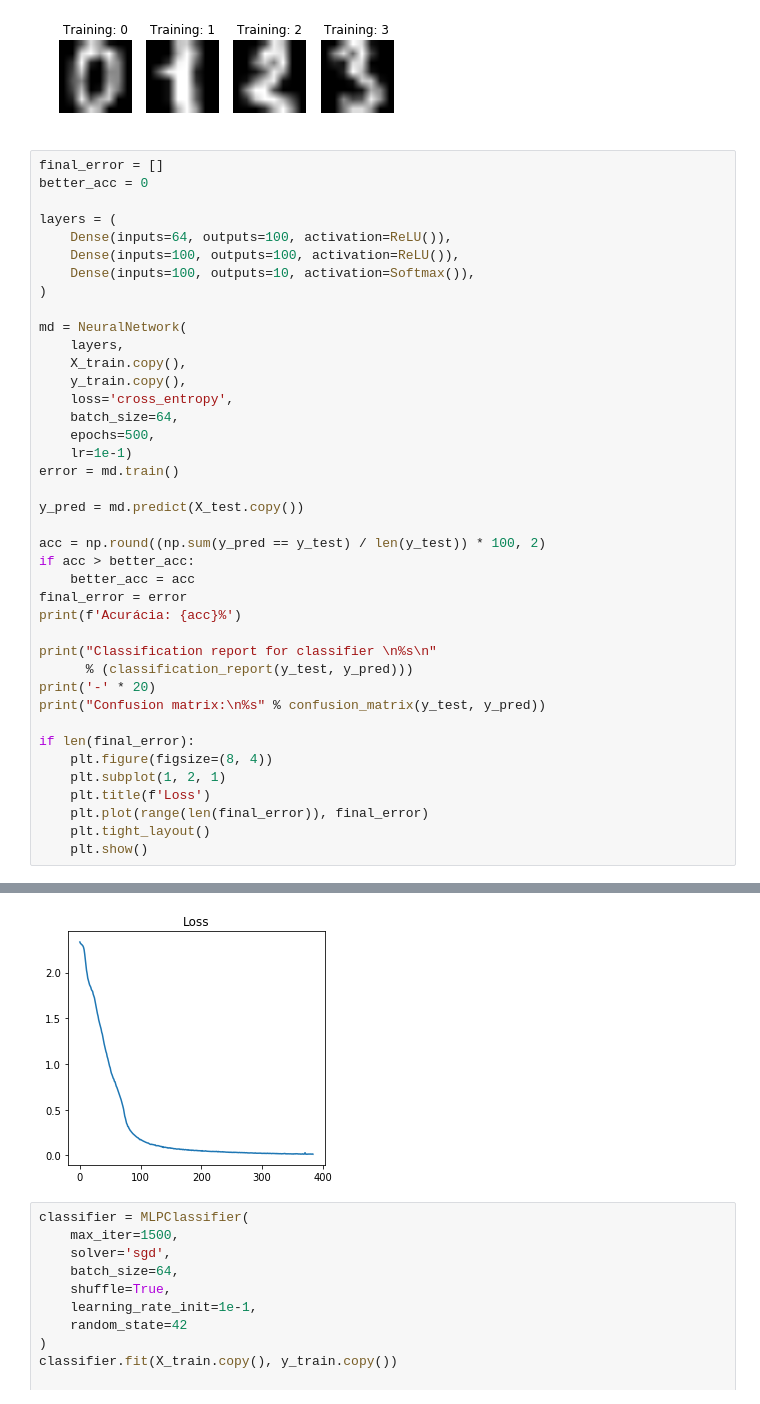
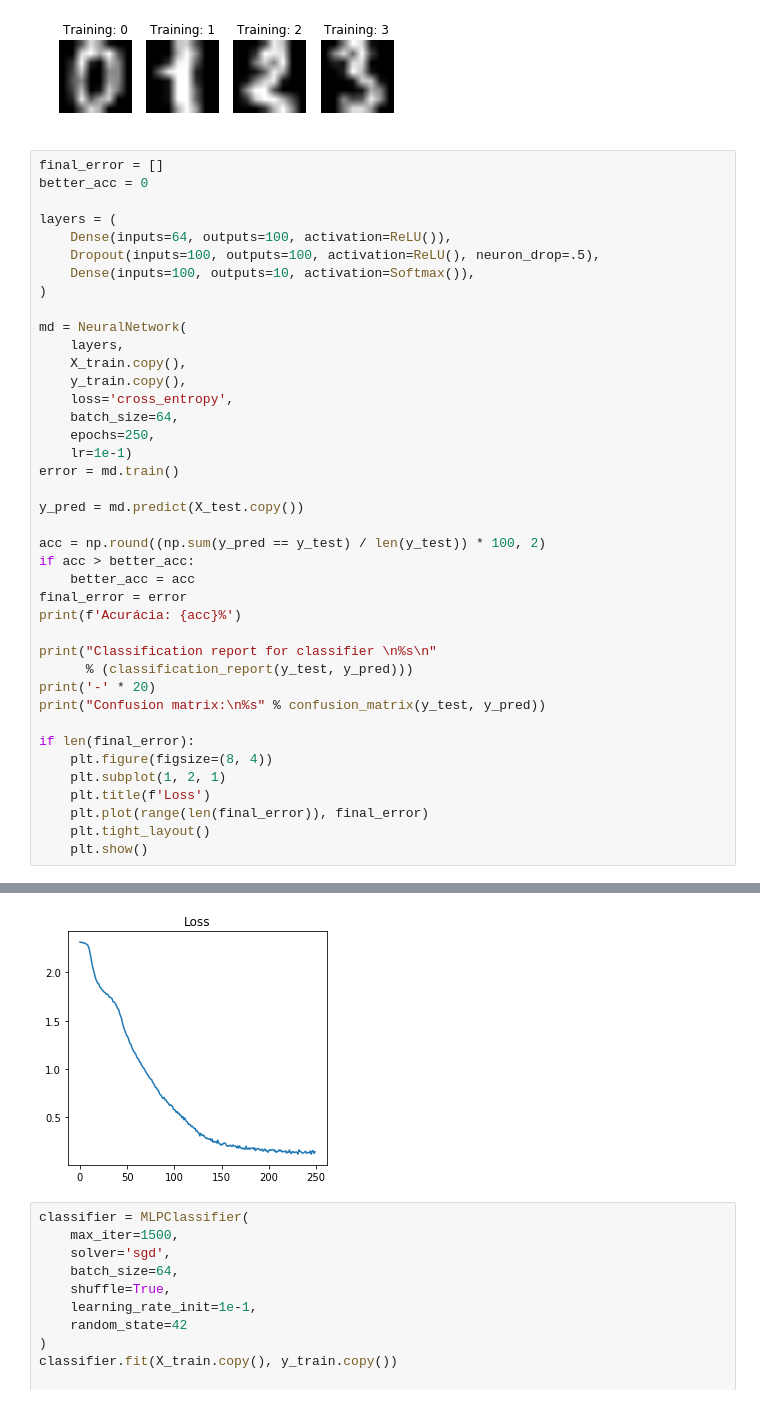
Before and after one commit to rdenadai/AI-Study-Notebooks, a Jupyter notebook: notebooks/NeuralNetwork_MNIST_VAL.ipynb, the cells around one changed output, grey strips where cells are left out. Drawn from its saved outputs; the diff is of its cells as text.

```diff
--- a/notebooks/NeuralNetwork_MNIST_VAL.ipynb
+++ b/notebooks/NeuralNetwork_MNIST_VAL.ipynb
@@ -167,7 +168,7 @@ better_acc = 0
 
 layers = (
     Dense(inputs=64, outputs=100, activation=ReLU()),
-    Dense(inputs=100, outputs=100, activation=ReLU()),
+    Dropout(inputs=100, outputs=100, activation=ReLU(), neuron_drop=.5),
     Dense(inputs=100, outputs=10, activation=Softmax()),
 )
 
@@ -177,7 +178,7 @@ md = NeuralNetwork(
     y_train.copy(),
     loss='cross_entropy',
     batch_size=64,
-    epochs=500,
+    epochs=250,
     lr=1e-1)
 error = md.train()
 
@@ -222,4 +223,4 @@ Classification report for classifier
-[figure, old version]
+[figure, new version]
 # %%
 classifier = MLPClassifier(
     max_iter=1500,
```
Also changed, not shown: parts of 5 cells of this notebook, 1 other file.
